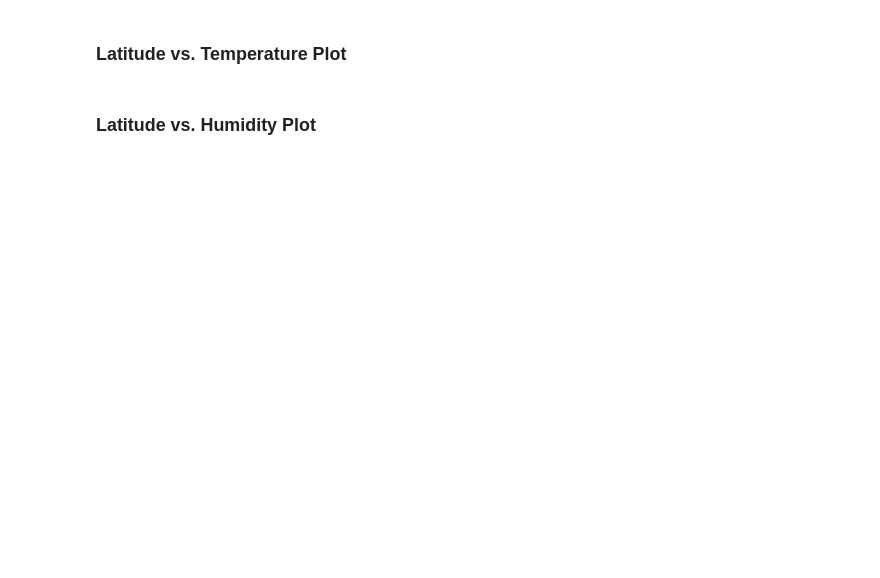
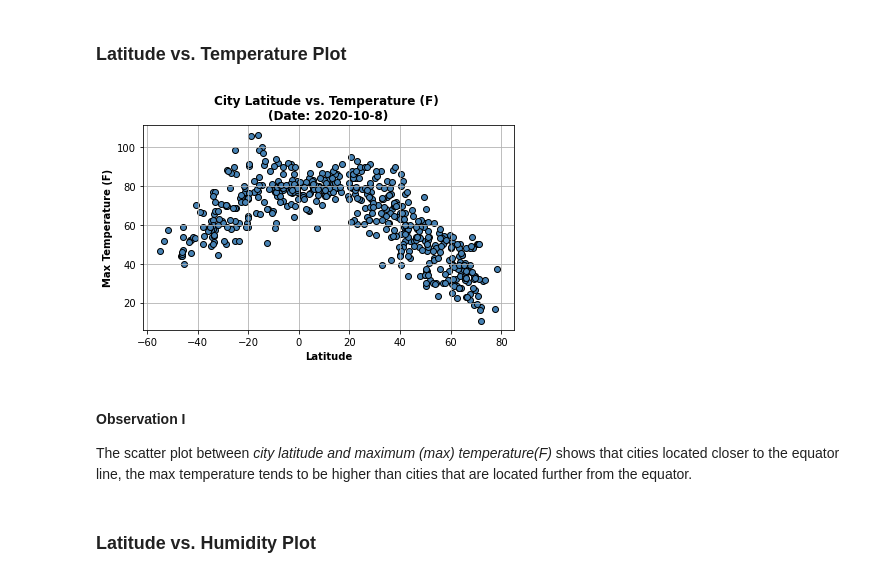
Before and after one commit to abpuccini/API-Challenge, a Jupyter notebook: WeatherPy/WeatherPy.ipynb, the cells around one changed output. Drawn from its saved outputs; the diff is of its cells as text; code cells hidden in the pictures; blank space fills up the shorter version.

Commit message:
Completed WeatherPy

```diff
--- a/WeatherPy/WeatherPy.ipynb
+++ b/WeatherPy/WeatherPy.ipynb
@@ -186,26 +247,35 @@ weather_data_df.head()
 # Get the date of data retrived
 time = time.localtime(weather_data_df['Date'][0])
 date = f'{time.tm_year}-{time.tm_mon}-{time.tm_mday}'
+# %%
+# Define x values for the first 4 plots
+cities_lat = weather_data_df['Latitude']
 # %% [markdown]
 ### Latitude vs. Temperature Plot
 # %%
 # Create scatter plot between Latitude and Max Temperature
-lat_temp = plt.scatter(weather_data_df['Latitude'],
+lat_temp = plt.scatter(cities_lat,
                        weather_data_df['Max Temp'],
                        marker='o',
                        color='steelblue',
                        edgecolor='black')
 
 # Add title&labels and modify plot&layout
 plt.title(f'City Latitude vs. Temperature (F) \n(Date: {date})', fontweight='bold')
 plt.xlabel('Latitude', fontweight='bold')
 plt.ylabel('Max Temperature (F)', fontweight='bold')
 plt.grid()
 plt.tight_layout()
 
 # Save figure and show the the plot
 plt.savefig('Images/lat_temp.png')
 plt.show()
+# %% [output]
+[figure, added]
+# %% [markdown]
+#### Observation I
+
+The scatter plot between *city latitude and maximum (max) temperature(F)* shows that cities located closer to the equator line, the max temperature tends to be higher than cities that are located further from the equator.
 # %% [markdown]
 ### Latitude vs. Humidity Plot
 # %%
```
Also changed, not shown: parts of 26 cells of this notebook, 12 other files.
